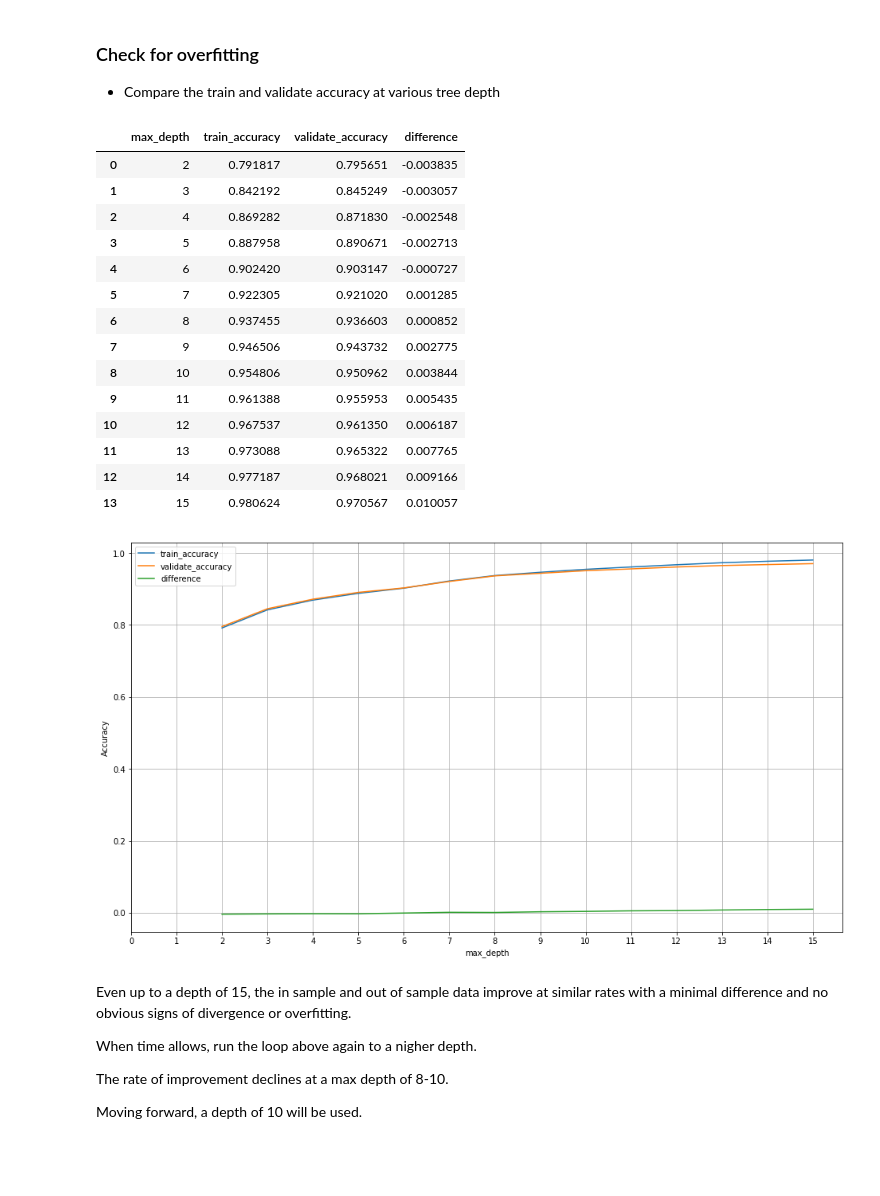
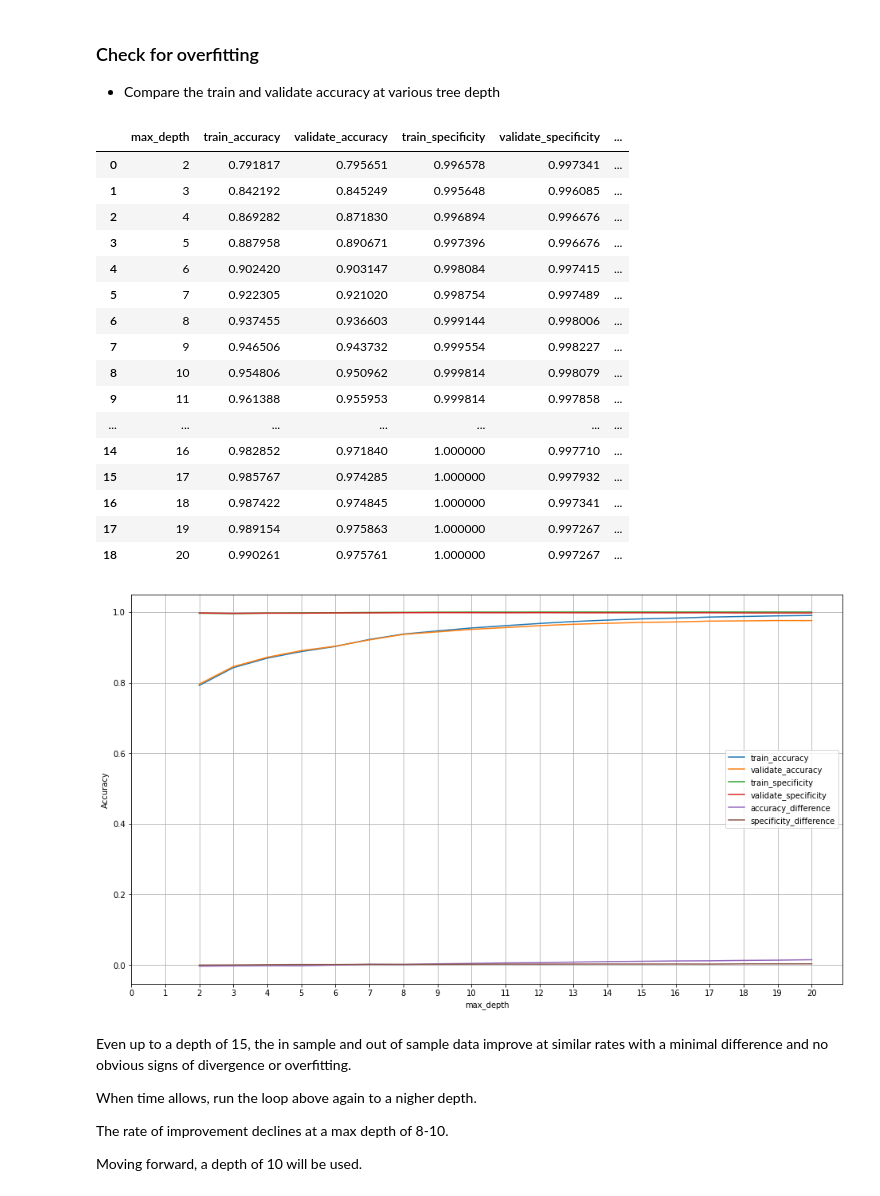
Before and after one commit to Jared-Godar/ecg_anomaly_detection, a Jupyter notebook: report.ipynb, the cells around one changed output. Cells and saved outputs as stored; diff of their text form; code cells hidden in the pictures; blank space fills up the shorter version.

```diff
--- a/report.ipynb
+++ b/report.ipynb
@@ -566,57 +532,66 @@ support    53767.000000  24784.000000  0.954806  78551.000000  78551.000000
 # Look a
 metrics = []
 
-for i in range(2, 16):
+for i in range(2, 21):
     # Make the model
     forest = RandomForestClassifier(max_depth=i, random_state=123)
 
     # Fit the model (on train and only train)
     forest = forest.fit(X_train, Y_train)
 
+    forest_predict_train=forest.predict(X_train)
+    forest_predict_validate=forest.predict(X_validate)
+
     # Use the model
-    # We'll evaluate the model's performance on train, first
-    #cm1 = confusion_matrix(X_train, Y_train)
+    #We'll evaluate the model's performance on train, first
+    cm1 = confusion_matrix(Y_train, forest_predict_train)
     in_sample_accuracy = forest.score(X_train, Y_train)
-    #in_sample_specificity = cm1[0,0]/(cm1[0,0]+cm1[0,1])
+    in_sample_specificity = cm1[0,0]/(cm1[0,0]+cm1[0,1])
 
-    #cm2 = confusion_matrix((X_validate, Y_validate)
+    cm2 = confusion_matrix(Y_validate, forest_predict_validate)
     out_of_sample_accuracy = forest.score(X_validate, Y_validate)
-    #in_sample_specificity = cm1[0,0]/(cm1[0,0]+cm1[0,1])
+    out_of_sample_specificity = cm2[0,0]/(cm2[0,0]+cm2[0,1])
 
     output = {
         "max_depth": i,
         "train_accuracy": in_sample_accuracy,
-        "validate_accuracy": out_of_sample_accuracy
+        "validate_accuracy": out_of_sample_accuracy,
+        "train_specificity": in_sample_specificity,
+        'validate_specificity': out_of_sample_specificity
+
     }
 
     metrics.append(output)
 
 overfit_df = pd.DataFrame(metrics)
-overfit_df["difference"] = overfit_df.train_accuracy - overfit_df.validate_accuracy
+overfit_df["accuracy_difference"] = overfit_df.train_accuracy - overfit_df.validate_accuracy
+overfit_df['specificity_difference']=overfit_df.train_specificity - overfit_df.validate_specificity
 overfit_df
 # %% [output]
-|  | max_depth | train_accuracy | validate_accuracy | difference |
-| 0 | 2 | 0.791817 | 0.795651 | -0.003835 |
-| 1 | 3 | 0.842192 | 0.845249 | -0.003057 |
-| 2 | 4 | 0.869282 | 0.871830 | -0.002548 |
-| 3 | 5 | 0.887958 | 0.890671 | -0.002713 |
-| 4 | 6 | 0.902420 | 0.903147 | -0.000727 |
-| 5 | 7 | 0.922305 | 0.921020 | 0.001285 |
-| 6 | 8 | 0.937455 | 0.936603 | 0.000852 |
-| 7 | 9 | 0.946506 | 0.943732 | 0.002775 |
-| 8 | 10 | 0.954806 | 0.950962 | 0.003844 |
-| 9 | 11 | 0.961388 | 0.955953 | 0.005435 |
-| 10 | 12 | 0.967537 | 0.961350 | 0.006187 |
-| 11 | 13 | 0.973088 | 0.965322 | 0.007765 |
-| 12 | 14 | 0.977187 | 0.968021 | 0.009166 |
-| 13 | 15 | 0.980624 | 0.970567 | 0.010057 |
+|  | max_depth | train_accuracy | validate_accuracy | train_specificity | validate_specificity | ... |
+| 0 | 2 | 0.791817 | 0.795651 | 0.996578 | 0.997341 | ... |
+| 1 | 3 | 0.842192 | 0.845249 | 0.995648 | 0.996085 | ... |
+| 2 | 4 | 0.869282 | 0.871830 | 0.996894 | 0.996676 | ... |
+| 3 | 5 | 0.887958 | 0.890671 | 0.997396 | 0.996676 | ... |
+| 4 | 6 | 0.902420 | 0.903147 | 0.998084 | 0.997415 | ... |
+| 5 | 7 | 0.922305 | 0.921020 | 0.998754 | 0.997489 | ... |
+| 6 | 8 | 0.937455 | 0.936603 | 0.999144 | 0.998006 | ... |
+| 7 | 9 | 0.946506 | 0.943732 | 0.999554 | 0.998227 | ... |
+| 8 | 10 | 0.954806 | 0.950962 | 0.999814 | 0.998079 | ... |
+| 9 | 11 | 0.961388 | 0.955953 | 0.999814 | 0.997858 | ... |
+| ... | ... | ... | ... | ... | ... | ... |
+| 14 | 16 | 0.982852 | 0.971840 | 1.000000 | 0.997710 | ... |
+| 15 | 17 | 0.985767 | 0.974285 | 1.000000 | 0.997932 | ... |
+| 16 | 18 | 0.987422 | 0.974845 | 1.000000 | 0.997341 | ... |
+| 17 | 19 | 0.989154 | 0.975863 | 1.000000 | 0.997267 | ... |
+| 18 | 20 | 0.990261 | 0.975761 | 1.000000 | 0.997267 | ... |
 # %%
 overfit_df.set_index('max_depth').plot(figsize = (16,9))
 plt.ylabel('Accuracy')
-plt.xticks(np.arange(0,16,1))
+plt.xticks(np.arange(0,21,1))
 plt.grid()
 # %% [output]
-[figure, old version]
+[figure, new version]
 # %% [markdown]
 Even up to a depth of 15, the in sample and out of sample data improve at similar rates with a minimal difference and no obvious signs of divergence or overfitting.
 
```
Also changed, not shown: parts of 36 cells of this notebook, 2 other files.
